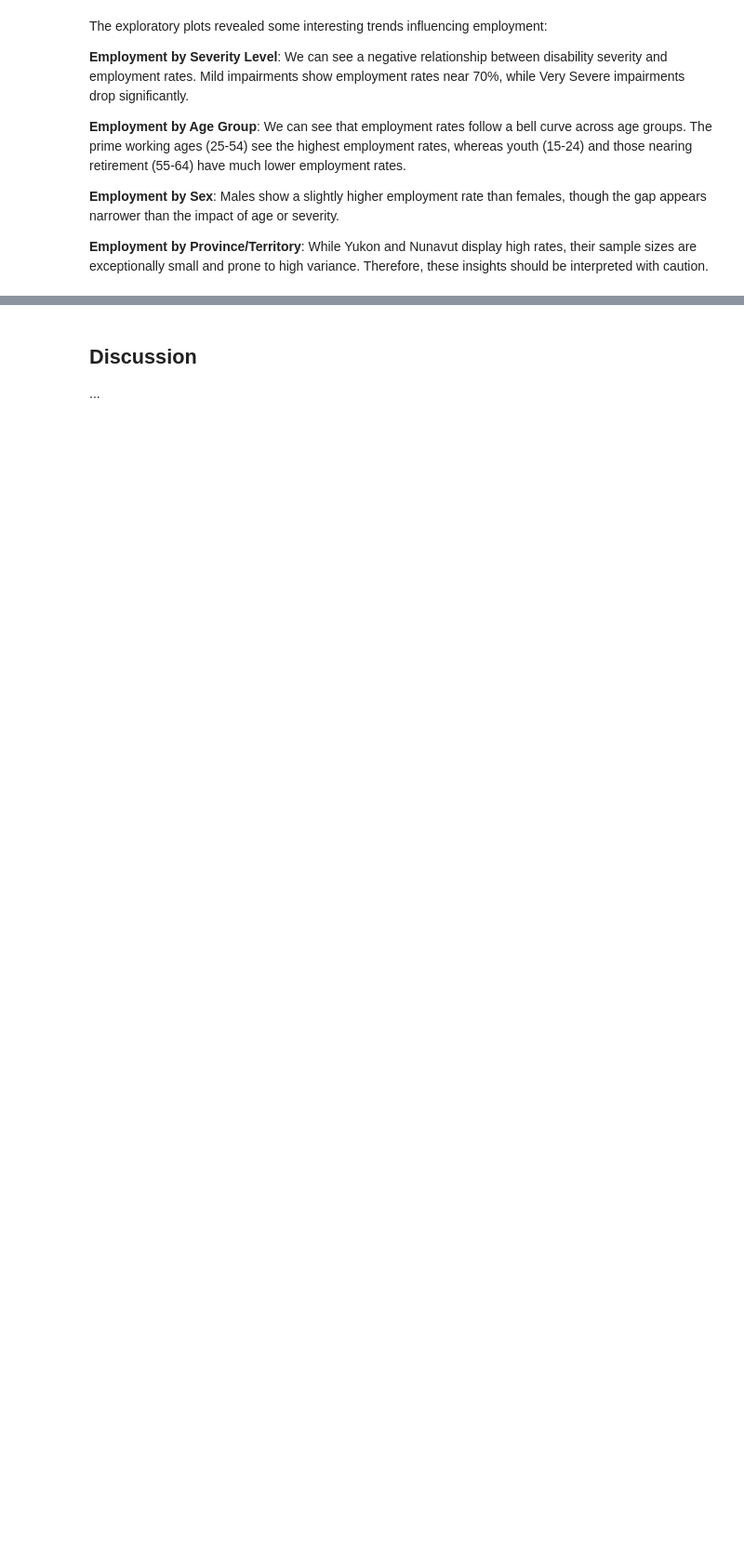
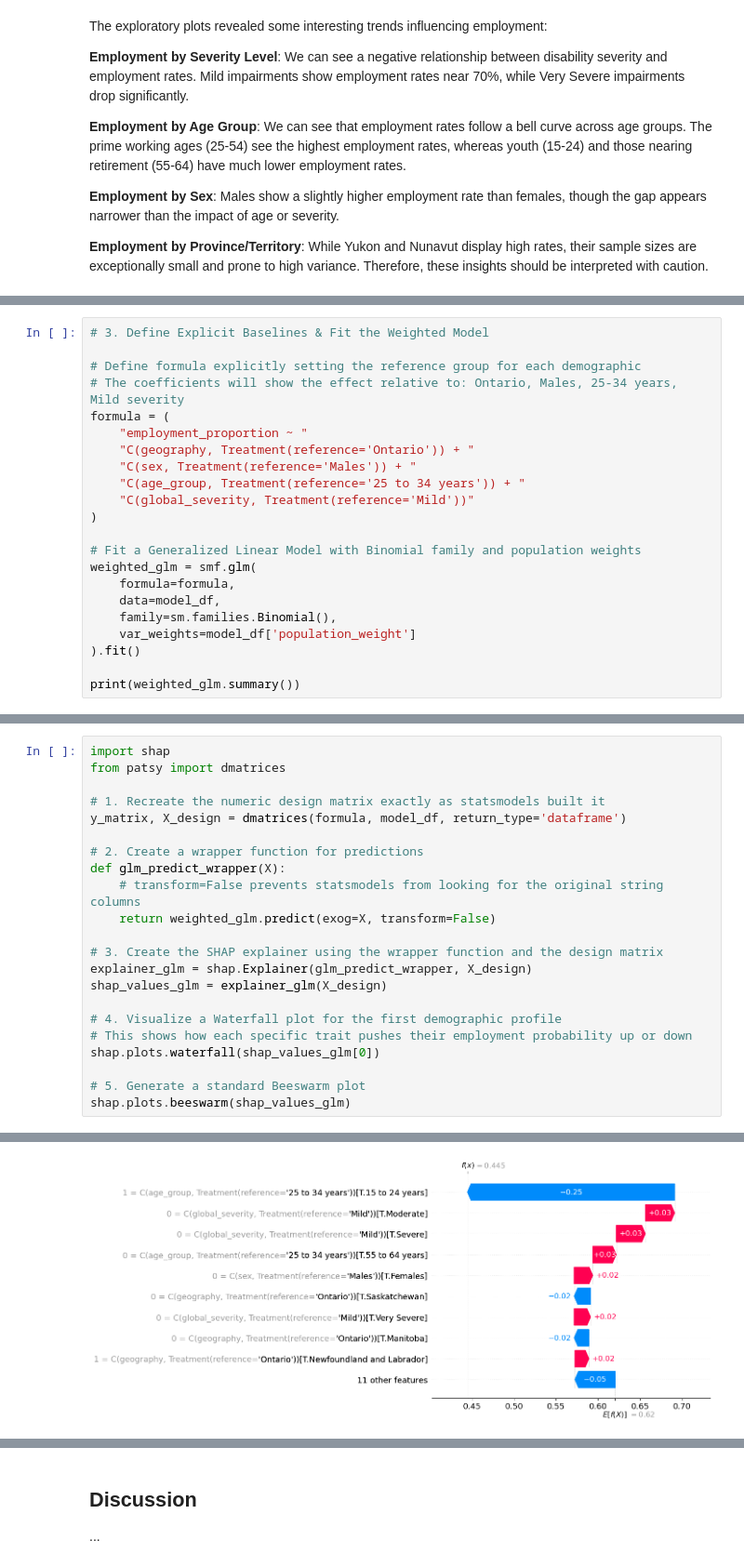
Before and after one commit to diverse-data-hub/diverse-data-hub.github.io, a Jupyter notebook: scripts/labour_force.ipynb, the cells around one changed output, grey strips where cells are left out. Shown at 93% size. Saved outputs shown, nothing was run; the diff lists cells and outputs as text; blank space fills up the shorter version.

Commit message:
add in weights for training the model

```diff
--- a/scripts/labour_force.ipynb
+++ b/scripts/labour_force.ipynb
@@ -709,0 +601,22 @@ The OLS results supported our SHAP findings:
+# %%
+# 3. Define Explicit Baselines & Fit the Weighted Model
+
+# Define formula explicitly setting the reference group for each demographic
+# The coefficients will show the effect relative to: Ontario, Males, 25-34 years, Mild severity
+formula = (
+    "employment_proportion ~ "
+    "C(geography, Treatment(reference='Ontario')) + "
+    "C(sex, Treatment(reference='Males')) + "
+    "C(age_group, Treatment(reference='25 to 34 years')) + "
+    "C(global_severity, Treatment(reference='Mild'))"
+)
+
+# Fit a Generalized Linear Model with Binomial family and population weights
+weighted_glm = smf.glm(
+    formula=formula,
+    data=model_df,
+    family=sm.families.Binomial(),
+    var_weights=model_df['population_weight']
+).fit()
+
+print(weighted_glm.summary())
@@ -709,0 +676,23 @@ The OLS results supported our SHAP findings:
+# %%
+import shap
+from patsy import dmatrices
+
+# 1. Recreate the numeric design matrix exactly as statsmodels built it
+y_matrix, X_design = dmatrices(formula, model_df, return_type='dataframe')
+
+# 2. Create a wrapper function for predictions
+def glm_predict_wrapper(X):
+    # transform=False prevents statsmodels from looking for the original string columns
+    return weighted_glm.predict(exog=X, transform=False)
+
+# 3. Create the SHAP explainer using the wrapper function and the design matrix
+explainer_glm = shap.Explainer(glm_predict_wrapper, X_design)
+shap_values_glm = explainer_glm(X_design)
+
+# 4. Visualize a Waterfall plot for the first demographic profile
+# This shows how each specific trait pushes their employment probability up or down
+shap.plots.waterfall(shap_values_glm[0])
+
+# 5. Generate a standard Beeswarm plot
+shap.plots.beeswarm(shap_values_glm)
+# %% [output]
@@ -709,0 +700 @@ The OLS results supported our SHAP findings:
+[figure, added]
```
Also changed, not shown: parts of 26 cells of this notebook.
